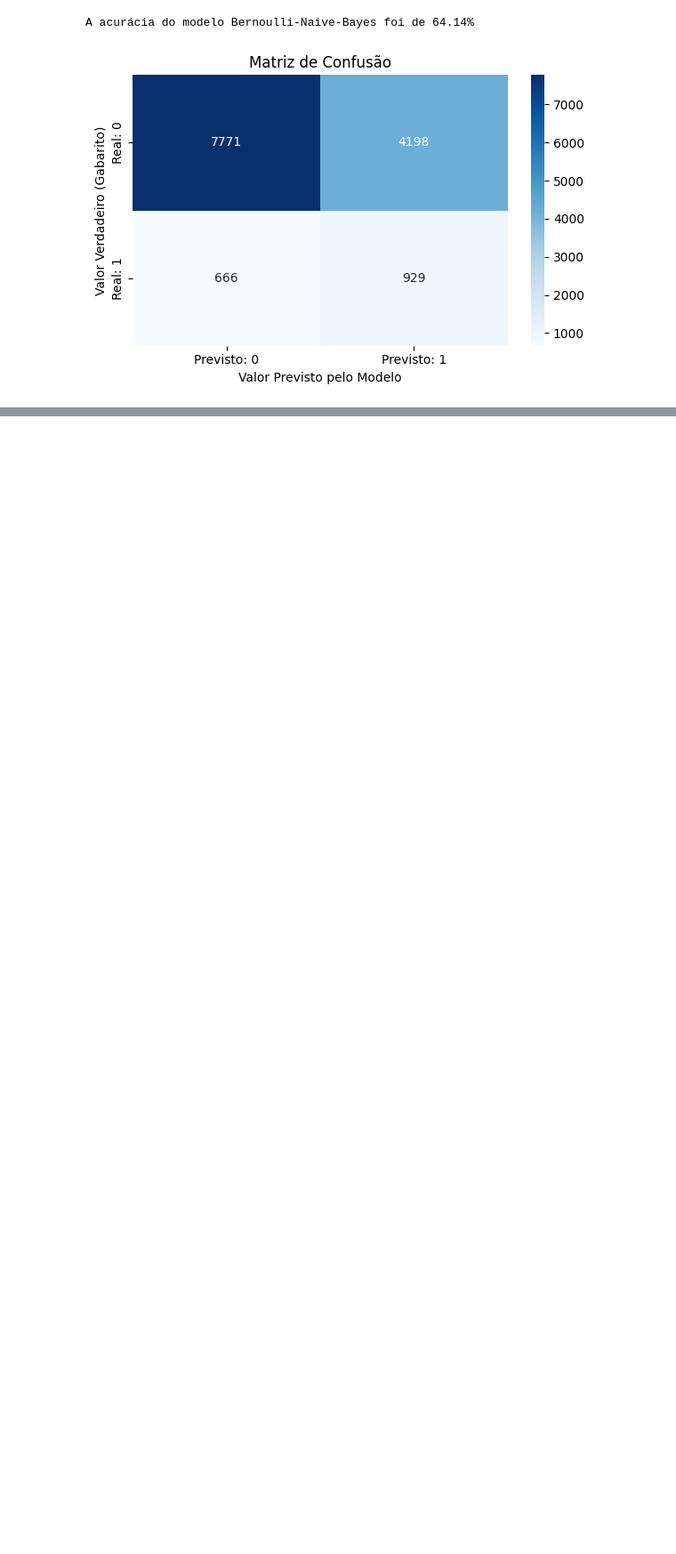
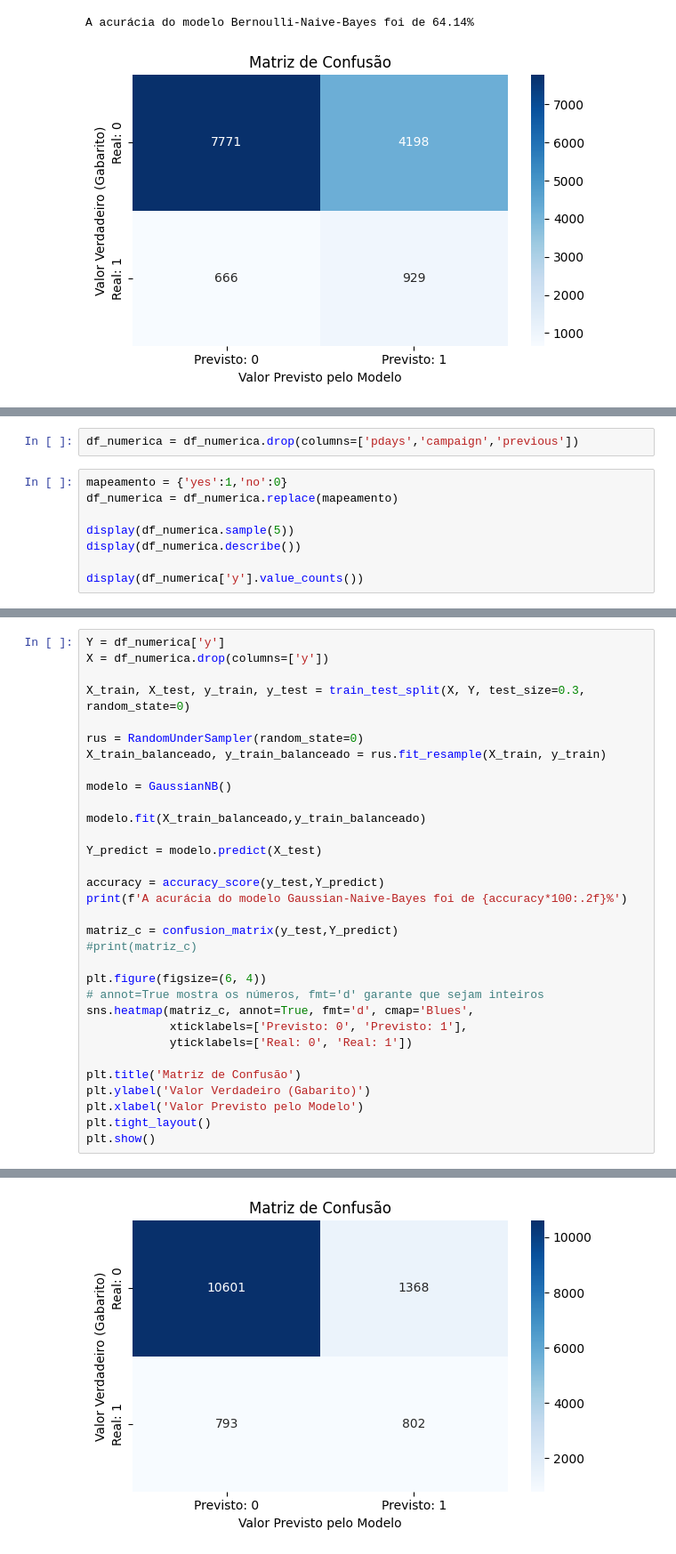
Before and after one commit to andrefsr/Estudos-em-Inteligencia-Artificial, a Jupyter notebook: Lista 1 - Aprendizado Estatístico/Bayes_classificator.ipynb, the cells around one changed output, grey strips where cells are left out. Shown at 89% size. Saved outputs shown, nothing was run; the diff lists cells and outputs as text; blank space fills up the shorter version.

```diff
--- a/Lista 1 - Aprendizado Estatístico/Bayes_classificator.ipynb
+++ b/Lista 1 - Aprendizado Estatístico/Bayes_classificator.ipynb
@@ -68,0 +95,10 @@ Isto é, o fato de que a pessoa está devendo ou não, ou se ela tem ou não alg
+# %%
+df_numerica = df_numerica.drop(columns=['pdays','campaign','previous'])
+# %%
+mapeamento = {'yes':1,'no':0}
+df_numerica = df_numerica.replace(mapeamento)
+
+display(df_numerica.sample(5))
+display(df_numerica.describe())
+
+display(df_numerica['y'].value_counts())
@@ -68,0 +125,33 @@ Isto é, o fato de que a pessoa está devendo ou não, ou se ela tem ou não alg
+# %%
+Y = df_numerica['y']
+X = df_numerica.drop(columns=['y'])
+
+X_train, X_test, y_train, y_test = train_test_split(X, Y, test_size=0.3, random_state=0)
+
+rus = RandomUnderSampler(random_state=0)
+X_train_balanceado, y_train_balanceado = rus.fit_resample(X_train, y_train)
+
+modelo = GaussianNB()
+
+modelo.fit(X_train_balanceado,y_train_balanceado)
+
+Y_predict = modelo.predict(X_test)
+
+accuracy = accuracy_score(y_test,Y_predict)
+print(f'A acurácia do modelo Gaussian-Naive-Bayes foi de {accuracy*100:.2f}%')
+
+matriz_c = confusion_matrix(y_test,Y_predict)
+#print(matriz_c)
+
+plt.figure(figsize=(6, 4))
+# annot=True mostra os números, fmt='d' garante que sejam inteiros
+sns.heatmap(matriz_c, annot=True, fmt='d', cmap='Blues',
+            xticklabels=['Previsto: 0', 'Previsto: 1'],
+            yticklabels=['Real: 0', 'Real: 1'])
+
+plt.title('Matriz de Confusão')
+plt.ylabel('Valor Verdadeiro (Gabarito)')
+plt.xlabel('Valor Previsto pelo Modelo')
+plt.tight_layout()
+plt.show()
+# %% [output]
@@ -68,0 +159 @@ Isto é, o fato de que a pessoa está devendo ou não, ou se ela tem ou não alg
+[figure, added]
```
Also changed, not shown: parts of 10 cells of this notebook, 2 other files.
